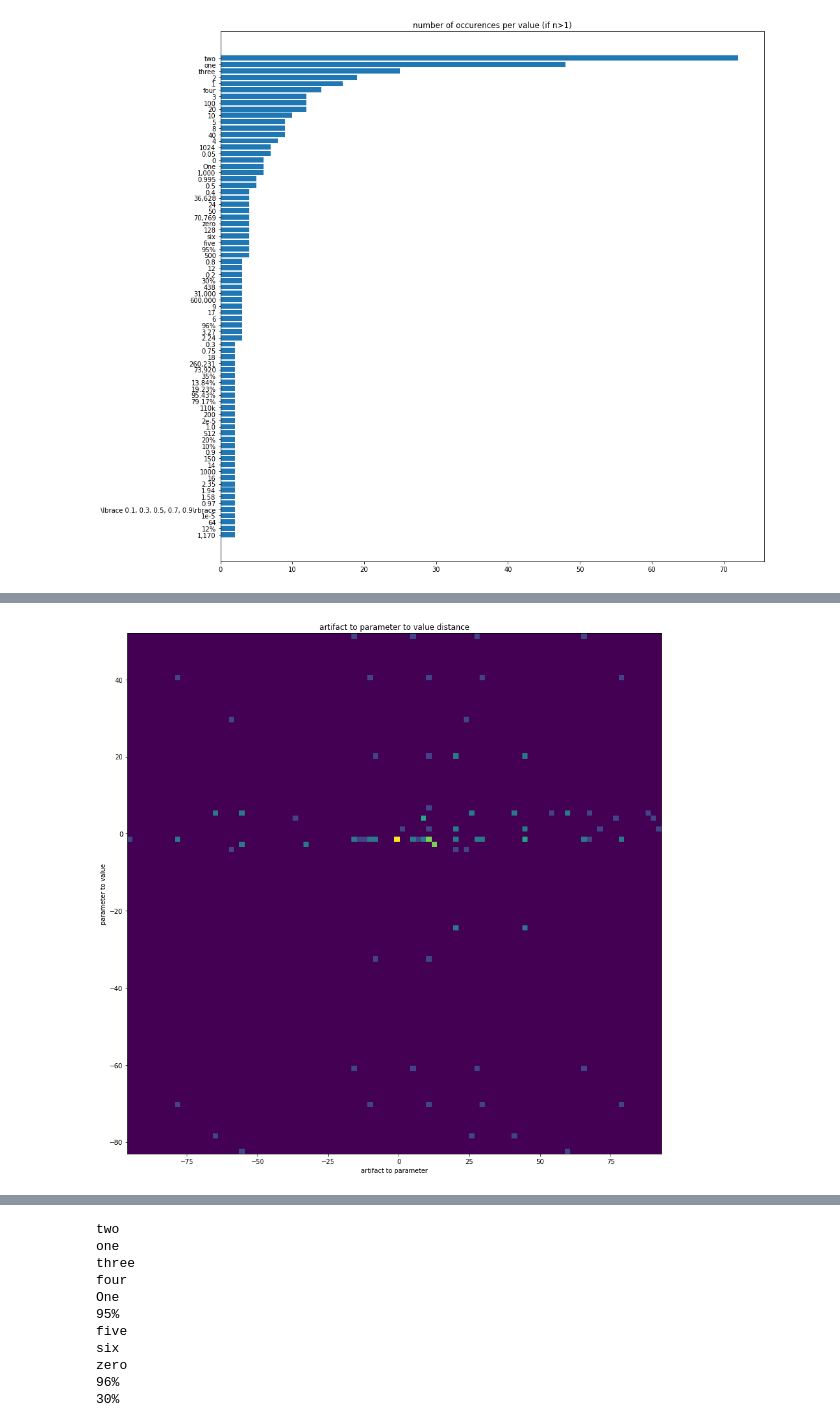
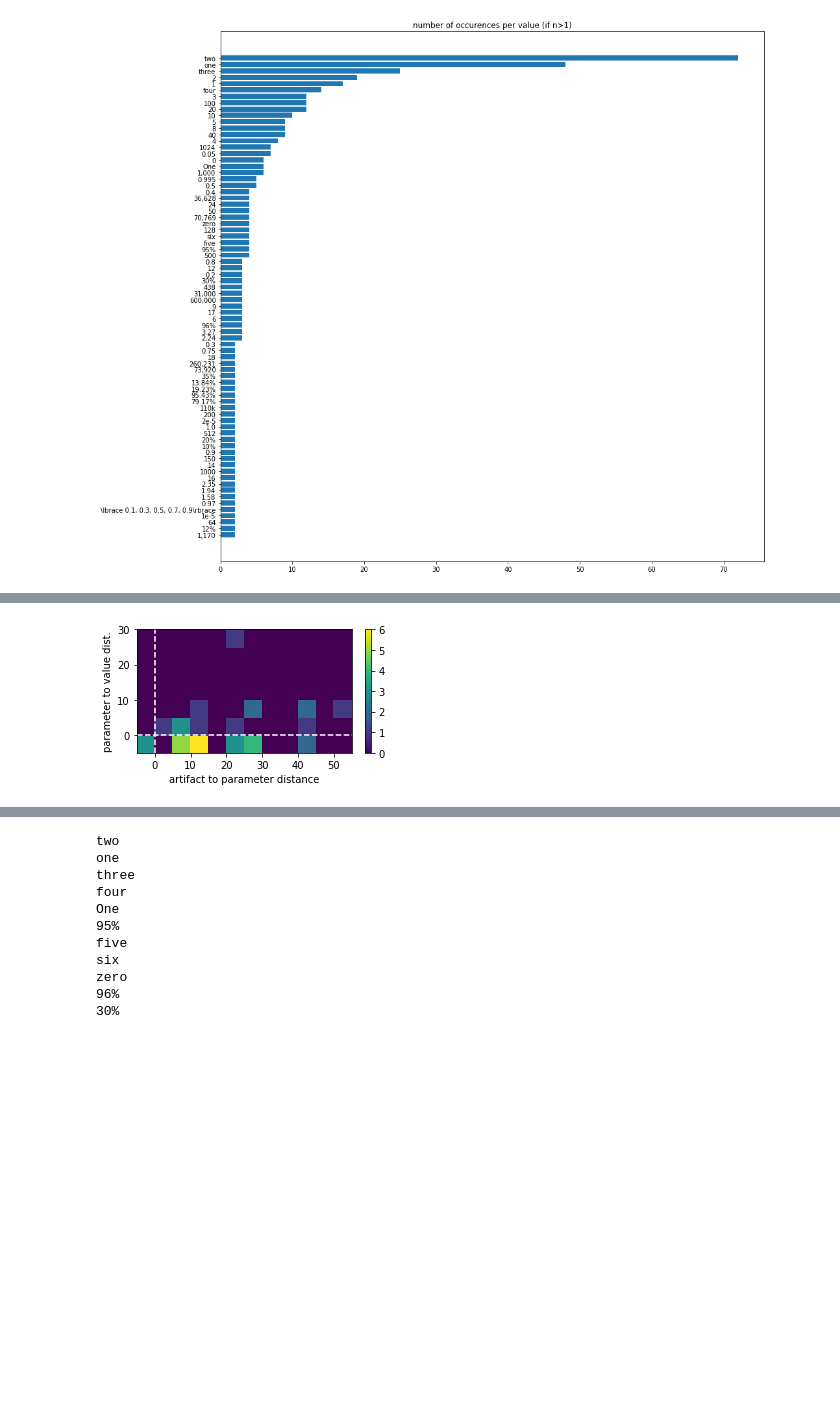
Before and after one commit to IllDepence/hyperpie, a Jupyter notebook: code/data_analysis/annot_stats.ipynb, the cells around one changed output, grey strips where cells are left out. Drawn from its saved outputs; the diff is of its cells as text; code cells hidden in the pictures; blank space fills up the shorter version.

Commit message:
update data analysis and plotting

```diff
--- a/code/data_analysis/annot_stats.ipynb
+++ b/code/data_analysis/annot_stats.ipynb
@@ -276,21 +351,30 @@ plt.show()
 # %%
-fig, ax = plt.subplots(figsize=(15,15))
-lim = 100
-ax.hist2d(
-    [d[0] for d in annotation_dists['apv'] if abs(d[0])<=lim and abs(d[1])<=lim],
-    [d[1] for d in annotation_dists['apv'] if abs(d[0])<=lim and abs(d[1])<=lim],
-    bins=lim)
-ax.set_title('artifact to parameter to value distance')
-ax.set_xlabel('artifact to parameter')
-ax.set_ylabel('parameter to value')
+fig, ax = plt.subplots(figsize=(4.5, 2.5))
+xlim = (-5, 55)
+ylim = (-5, 30)
+h = ax.hist2d(
+    [d[0] for d in annotation_dists['apv'] if xlim[0] <= d[0] <= xlim[1] and ylim[0] <= d[1] <= ylim[1]],
+    [d[1] for d in annotation_dists['apv'] if xlim[0] <= d[0] <= xlim[1] and ylim[0] <= d[1] <= ylim[1]],
+    range=[xlim, ylim],
+    bins=(12, 7))
+fig.colorbar(h[3], ax=ax)
+# ax.set_title('artifact to parameter to value distance')
+ax.set_xlabel('artifact to parameter distance')
+ax.set_ylabel('parameter to value dist.')
+ax.set_xlim(xlim)
+ax.set_ylim(ylim)
+ax.axhline(0, linestyle='--', color='w')
+ax.axvline(0, linestyle='--', color='w')
+# ax.set_facecolor('#440154')
+plt.tight_layout()
 plt.savefig(
     os.path.join(fig_path, 'stats_artifact_param_value_distance.pdf'),
     dpi=300,
     format='pdf'
 )
 plt.show()
 # %% [output]
-[figure, old version]
+[figure, new version]
 # %%
 # get number of annotations
 print('{} annotated paragraphs'.format(len(text_segments)))
```
Also changed, not shown: parts of 8 cells of this notebook, 27 other files.
